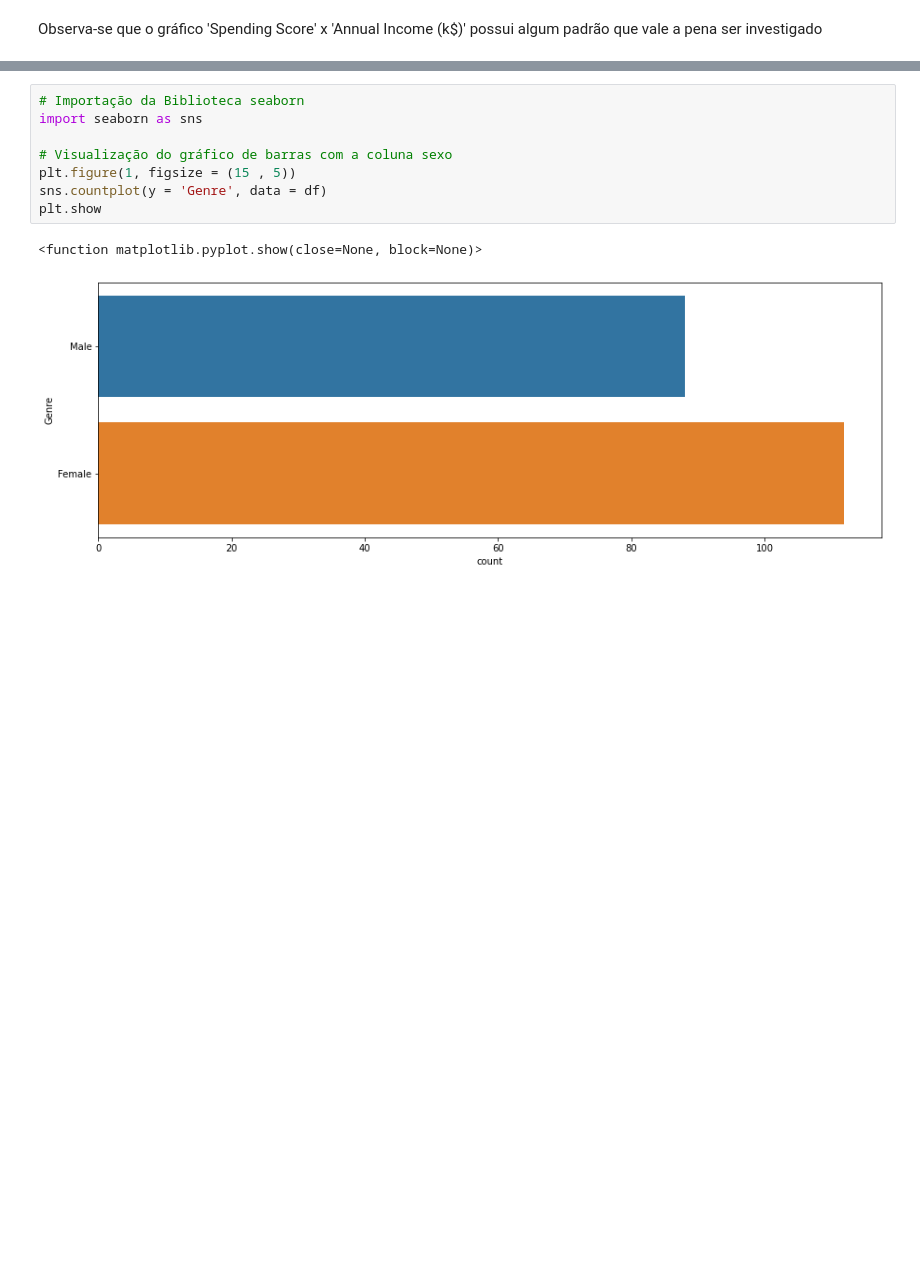
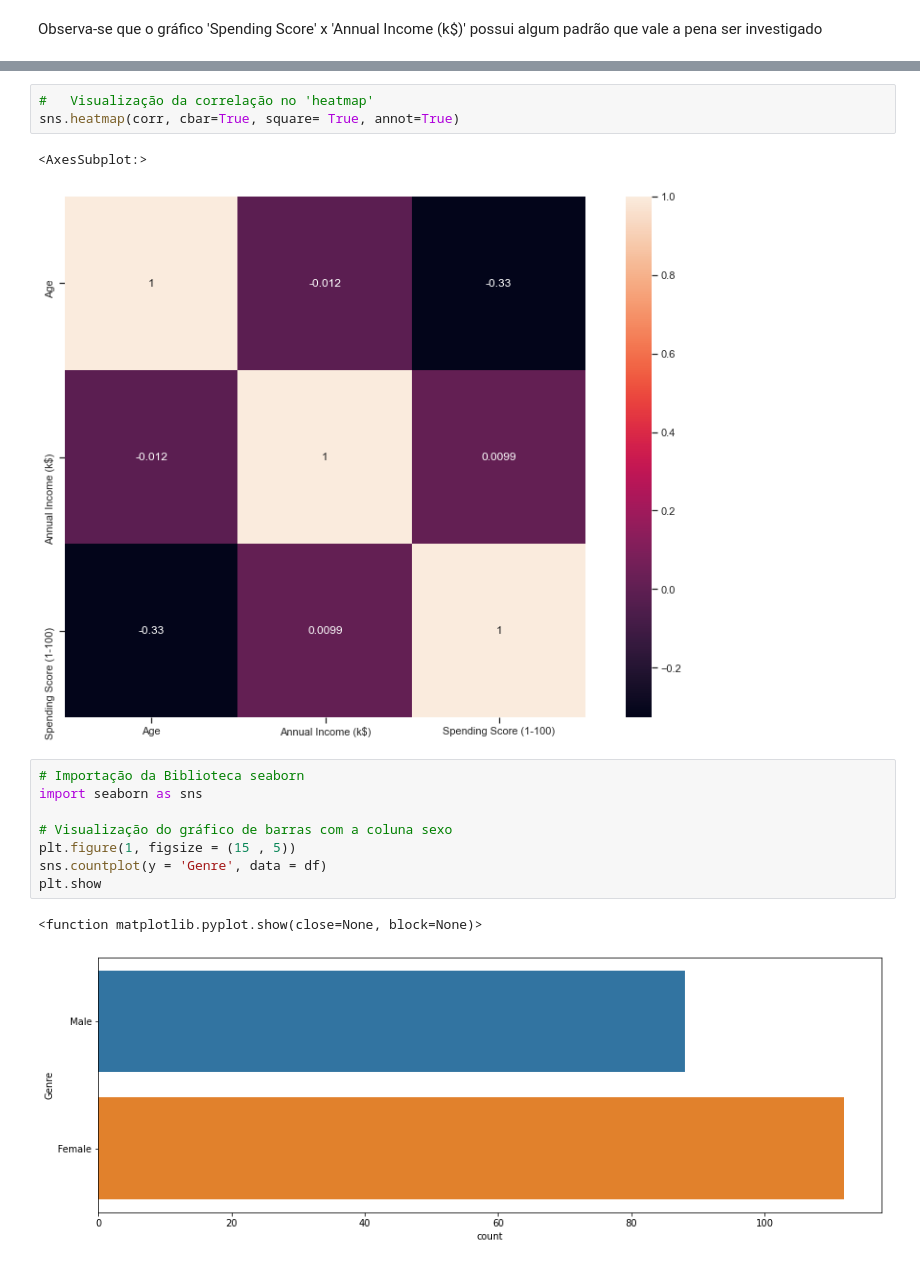
Before and after one commit to VictorSMonteiro/Projeto-Especial---Segmenta-ao-do-Clientes-, a Jupyter notebook: Teste Projeto.ipynb, the cells around one changed output, grey strips where cells are left out. Saved outputs shown, nothing was run; the diff lists cells and outputs as text; blank space fills up the shorter version.

```diff
--- a/Teste Projeto.ipynb
+++ b/Teste Projeto.ipynb
@@ -202,3 +231,9 @@ Observa-se que o gráfico 'Spending Score' x 'Annual Income (k$)' possui algum p
+# %%
+#   Visualização da correlação no 'heatmap'
+sns.heatmap(corr, cbar=True, square= True, annot=True)
+# %% [output]
+<AxesSubplot:>
+[figure, added]
 # %%
 # Importação da Biblioteca seaborn
 import seaborn as sns
```
Also changed, not shown: parts of 11 cells of this notebook.
